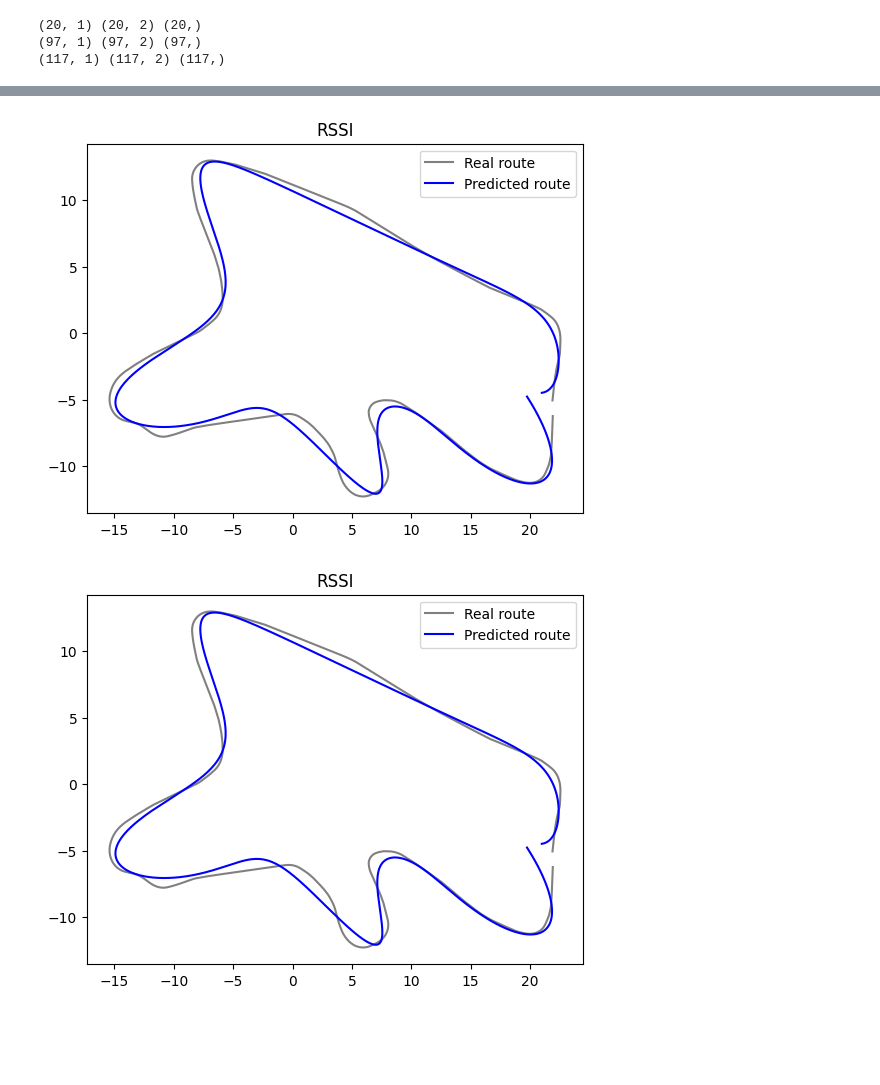
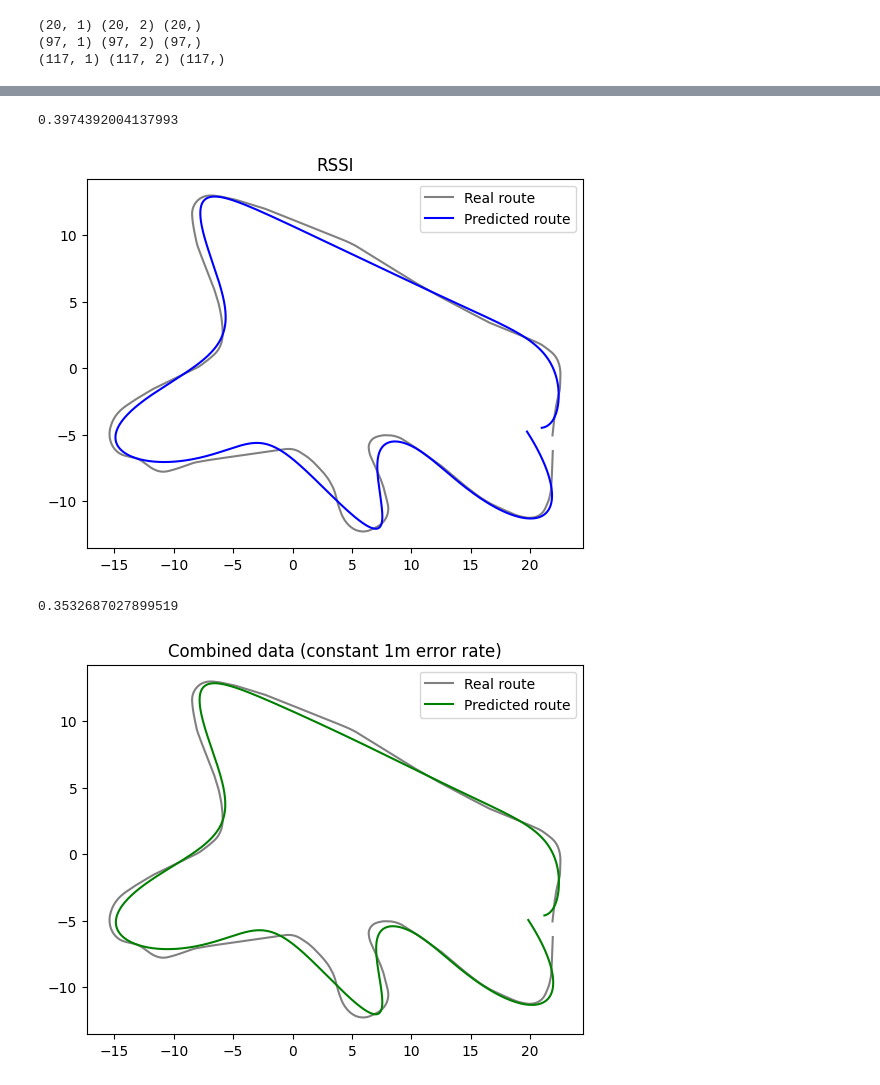
Before and after one commit to Miikkasna/gploc, a Jupyter notebook: gaussian process localization.ipynb, the cells around one changed output, grey strips where cells are left out. Cells and saved outputs as stored; diff of their text form; code cells hidden in the pictures; blank space fills up the shorter version.

Commit message:
combined data

```diff
--- a/gaussian process localization.ipynb
+++ b/gaussian process localization.ipynb
@@ -53,12 +56,14 @@ plt.savefig('ToF_route.png')
 
 from sklearn.gaussian_process import GaussianProcessRegressor
 from sklearn.gaussian_process.kernels import RBF
+from sklearn.metrics import mean_absolute_error as mae
 
 kernel = 1.0 * RBF(length_scale=1.0, length_scale_bounds=(1e-3, 1000.0))
 gpr = GaussianProcessRegressor(kernel=kernel, alpha=alphas2, random_state=0, n_restarts_optimizer=100)
 
 gpr.fit(X_train2, Y_train2)
 pred = gpr.predict(real_pos[:, 0].reshape(-1, 1))
+print(mae(real_pos[:, [2, 3]], pred))
 
 plt.plot(real_pos[:, 2], real_pos[:, 3], 'grey')
 plt.plot(pred[:, 0], pred[:, 1], 'blue')
@@ -66,23 +71,27 @@ plt.legend(['Real route', 'Predicted route'])
 plt.title('RSSI')
 plt.savefig('RSSI_route.png')
 # %% [output]
+0.3974392004137993
 [figure]
 # %%
 # Combined data prediction (constant error rate)
 
 from sklearn.gaussian_process import GaussianProcessRegressor
 from sklearn.gaussian_process.kernels import RBF
+from sklearn.metrics import mean_absolute_error as mae
 
 kernel = 1.0 * RBF(length_scale=1.0, length_scale_bounds=(1e-3, 1000.0))
-gpr = GaussianProcessRegressor(kernel=kernel, alpha=alphas2, random_state=0, n_restarts_optimizer=100)
+gpr = GaussianProcessRegressor(kernel=kernel, alpha=alphas3, random_state=0, n_restarts_optimizer=100)
 
-gpr.fit(X_train2, Y_train2)
+gpr.fit(X_train3, Y_train3)
 pred = gpr.predict(real_pos[:, 0].reshape(-1, 1))
+print(mae(real_pos[:, [2, 3]], pred))
 
 plt.plot(real_pos[:, 2], real_pos[:, 3], 'grey')
-plt.plot(pred[:, 0], pred[:, 1], 'blue')
+plt.plot(pred[:, 0], pred[:, 1], 'green')
 plt.legend(['Real route', 'Predicted route'])
-plt.title('RSSI')
-plt.savefig('RSSI_route.png')
+plt.title('Combined data (constant 1m error rate)')
+plt.savefig('Combined_constant_route.png')
 # %% [output]
+0.3532687027899519
-[figure, old version]
+[figure, new version]
```
Also changed, not shown: parts of 2 cells of this notebook.
